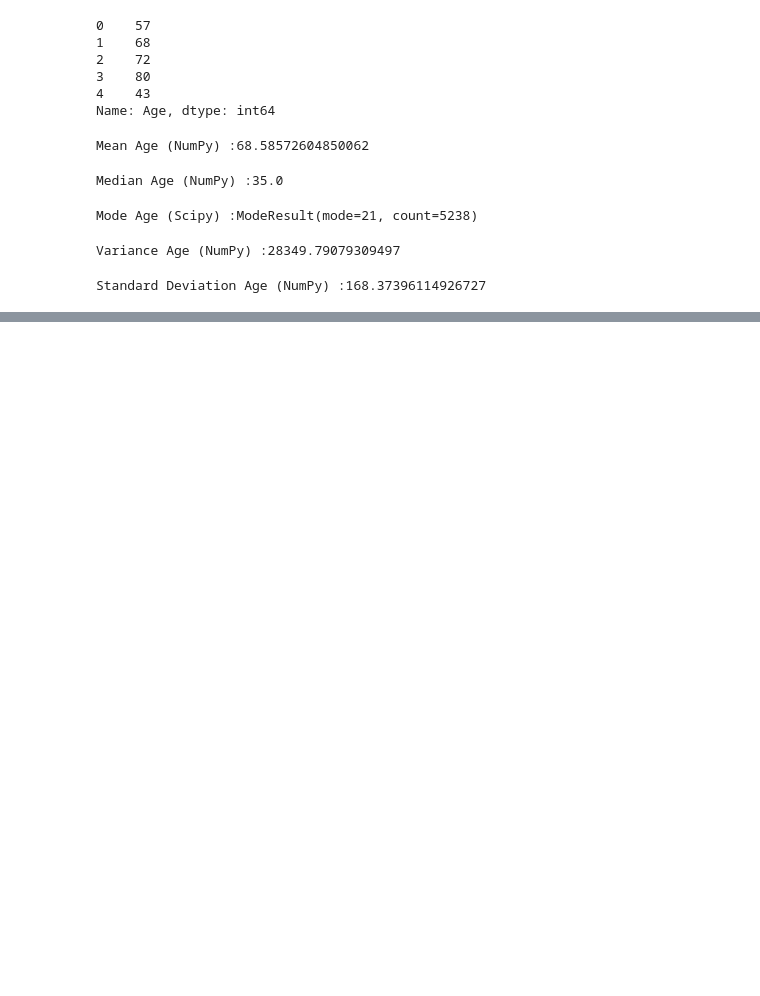
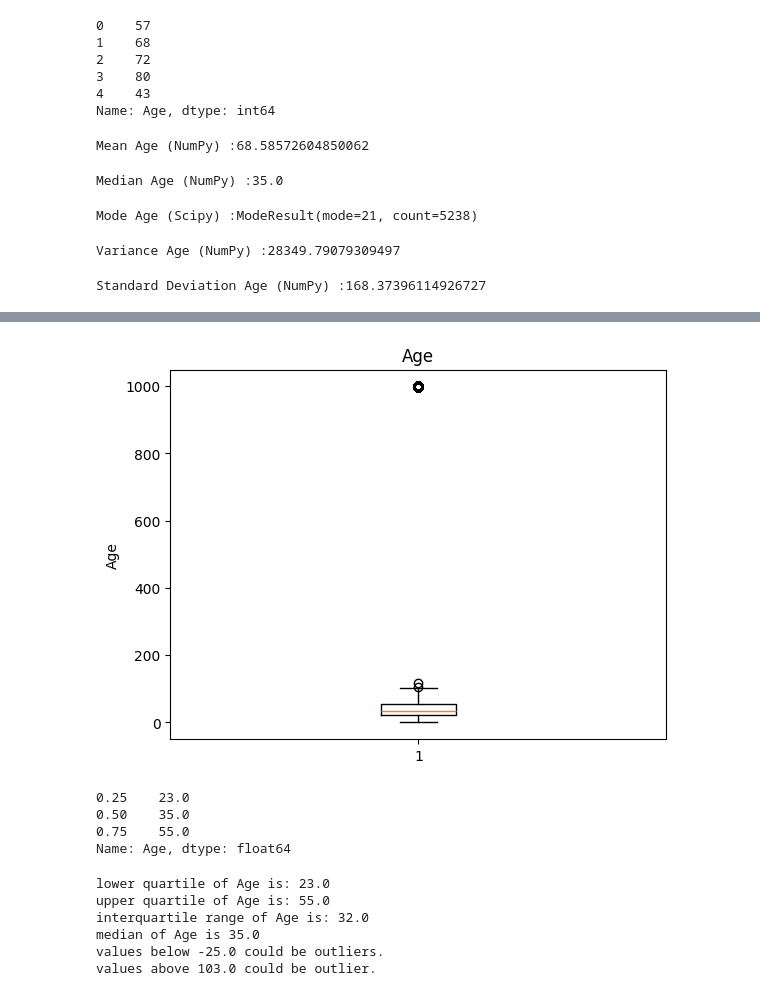
Before and after one commit to dcheung0720/Data-Wizards-1, a Jupyter notebook: People_Involved.ipynb, the cells around one changed output, grey strips where cells are left out. Drawn from its saved outputs; the diff is of its cells as text; code cells hidden in the pictures; blank space fills up the shorter version.

Commit message:
Age Data Quantiles

```diff
--- a/People_Involved.ipynb
+++ b/People_Involved.ipynb
@@ -93,0 +103,40 @@ Standard Deviation Age (NumPy) :168.37396114926727
+# %%
+#Age Data to computes quantiles
+Age_df = pd.read_csv("Resources/People_Involved.csv")
+Age = Age_df["Age"]
+fig1, ax1 =plt.subplots()
+ax1.set_title("Age")
+ax1.set_ylabel("Age")
+ax1.boxplot(Age)
+plt.show()
+# %% [output]
+[figure, added]
+# %%
+Age.quantile([.25,.50,.75])
+# %% [output]
+0.25    23.0
+0.50    35.0
+0.75    55.0
+Name: Age, dtype: float64
+# %%
+quartiles = Age.quantile([.25,.5,.75])
+lowerq = quartiles[0.25]
+upperq = quartiles[0.75]
+iqr = upperq-lowerq
+
+print(f"lower quartile of Age is: {lowerq}")
+print(f"upper quartile of Age is: {upperq}")
+print(f"interquartile range of Age is: {iqr}")
+print(f"median of Age is {quartiles[0.5]}")
+
+lower_bound = lowerq - (1.5*iqr)
+upper_bound = upperq + (1.5*iqr)
+print(f"values below {lower_bound} could be outliers.")
+print(f"values above {upper_bound} could be outlier.")
+# %% [output]
+lower quartile of Age is: 23.0
+upper quartile of Age is: 55.0
+interquartile range of Age is: 32.0
+median of Age is 35.0
+values below -25.0 could be outliers.
+values above 103.0 could be outlier.
```
Also changed, not shown: parts of 1 cell of this notebook.
